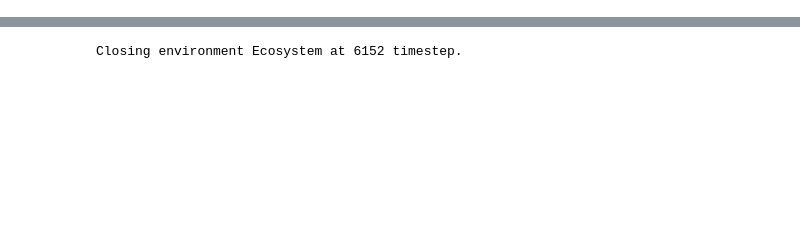
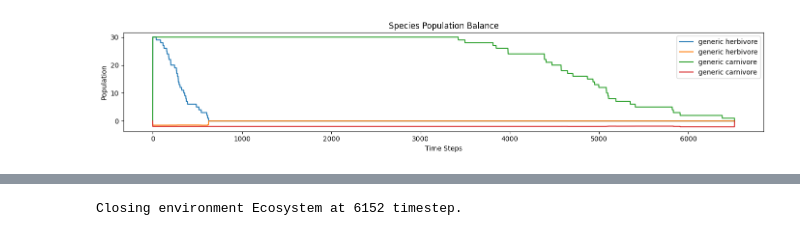
Before and after one commit to Vedemin/Ecosystem-Evol-AS, a Jupyter notebook: Ecosystem.ipynb, the cells around one changed output, grey strips where cells are left out. Saved outputs shown, nothing was run; the diff lists cells and outputs as text; code cells hidden in the pictures; blank space fills up the shorter version.

```diff
--- a/Ecosystem.ipynb
+++ b/Ecosystem.ipynb
@@ -13,3 +17,11 @@ default_params = {
   "egg_incubation_time": 100,
   "mutation_factor": 2
 }
+# %%
+env = Ecosystem("human", params=default_params, debug=False)
+env.reset()
+try:
+    while not env.finished:
+        env.stepper()
+except KeyboardInterrupt:
+    env.close()
@@ -15,0 +46,12 @@ default_params = {
+# %%
+fig, ax = plt.subplots(figsize=(14, 3))
+for species, history in env.full_population_history.items():
+    ax.plot(history, label=env.species[species]["name"])
+
+ax.set_title("Species Population Balance")
+ax.set_xlabel("Time Steps")
+ax.set_ylabel("Population")
+ax.legend()
+plt.tight_layout()
+# %% [output]
+[figure, added]
```
Also changed, not shown: parts of 5 cells of this notebook, 2 other files.
